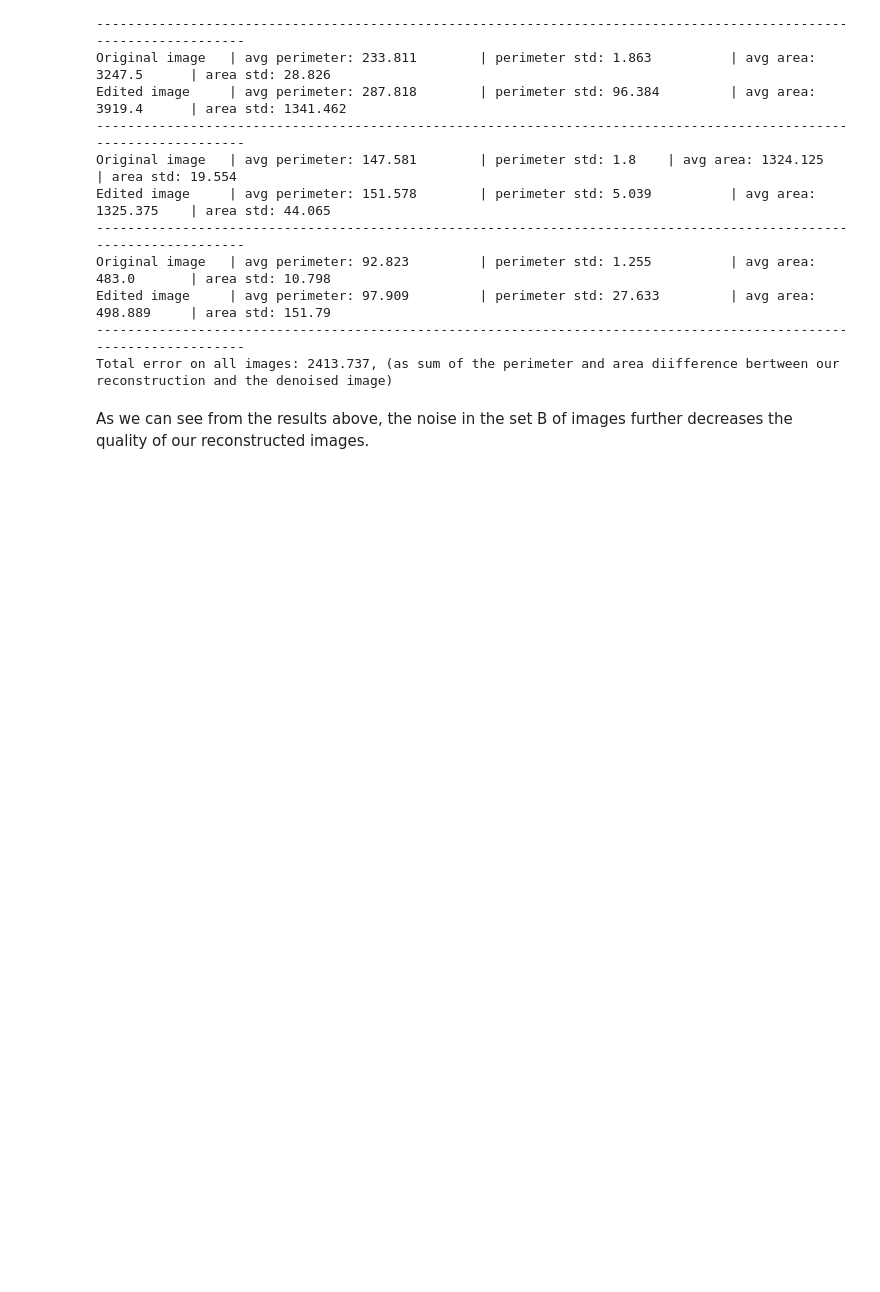
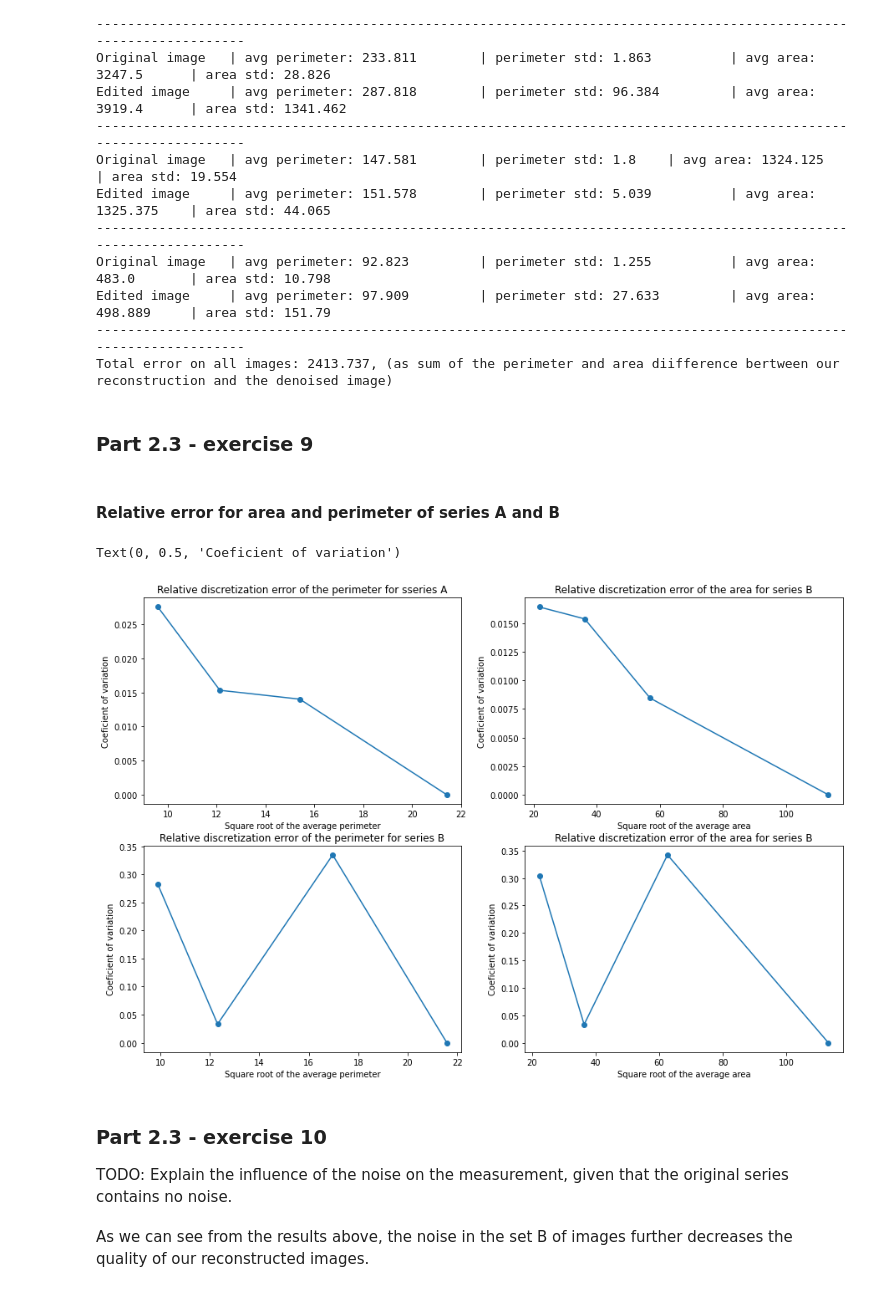
Before and after one commit to eleonoraieronimaki/image_analysis_assignment_2, a Jupyter notebook: assignment2.ipynb, the cells around one changed output. Cells and saved outputs as stored; diff of their text form; code cells hidden in the pictures; blank space fills up the shorter version.

```diff
--- a/assignment2.ipynb
+++ b/assignment2.ipynb
@@ -281,6 +268,7 @@ for rect in rect_a_data:
     rect_a_filter.append(temp_img_a)
     rect_a_stats.append(area_and_perimeters(temp_img_a, thresh))
     dip.Show(temp_img_a)
+rect_a_stats = np.array(rect_a_stats)
 # %% [output]
 [figure]
 [figure]
@@ -338,6 +326,7 @@ for rect in rect_b_data:
     rect_b_filter.append(temp_img_b)
     rect_b_stats.append(area_and_perimeters(temp_img_b, thresh))
     dip.Show(temp_img_b)
+rect_b_stats = np.array(rect_b_stats)
 # %% [output]
 [figure]
 [figure]
@@ -369,5 +358,51 @@ Original image   | avg perimeter: 92.823         | perimeter std: 1.255
 Edited image     | avg perimeter: 97.909         | perimeter std: 27.633         | avg area: 498.889     | area std: 151.79
 -------------------------------------------------------------------------------------------------------------------
 Total error on all images: 2413.737, (as sum of the perimeter and area diifference bertween our reconstruction and the denoised image)
+# %% [markdown]
+<h3>Part 2.3 - exercise 9</h3>
+# %% [markdown]
+<h4>Relative error for area and perimeter of series A and B</h4>
+# %%
+fig, ax = plt.subplots(2,2, figsize=(15,10))
+
+# Plotting discretization error for perimeter series A
+var_coef_a_perim = np.divide(rect_a_stats[:,1], rect_a_stats[:,0])
+ax[0,0].scatter(x=np.sqrt(rect_a_stats[:,0]), y=var_coef_a_perim)
+ax[0,0].plot(np.sqrt(rect_a_stats[:,0]),var_coef_a_perim)
+ax[0,0].set_title("Relative discretization error of the perimeter for sseries A")
+ax[0,0].set_xlabel("Square root of the average perimeter")
+ax[0,0].set_ylabel("Coeficient of variation")
+
+# Plotting discretization error for area, series A
+var_coef_a_area = np.divide(rect_a_stats[:,3], rect_a_stats[:,2])
+ax[0,1].scatter(x=np.sqrt(rect_a_stats[:,2]), y=var_coef_a_area)
+ax[0,1].plot(np.sqrt(rect_a_stats[:,2]),var_coef_a_area)
+ax[0,1].set_title("Relative discretization error of the area for series B")
+ax[0,1].set_xlabel("Square root of the average area")
+ax[0,1].set_ylabel("Coeficient of variation")
+
+
+# Plotting discretization error for perimeter, series B
+var_coef_b_perim = np.divide(rect_b_stats[:,1], rect_b_stats[:,0])
+ax[1,0].scatter(x=np.sqrt(rect_b_stats[:,0]), y=var_coef_b_perim)
+ax[1,0].plot(np.sqrt(rect_b_stats[:,0]),var_coef_b_perim)
+ax[1,0].set_title("Relative discretization error of the perimeter for series B")
+ax[1,0].set_xlabel("Square root of the average perimeter")
+ax[1,0].set_ylabel("Coeficient of variation")
+
+# Plotting discretization error for area, series B
+var_coef_b_area = np.divide(rect_b_stats[:,3], rect_b_stats[:,2])
+ax[1,1].scatter(x=np.sqrt(rect_b_stats[:,2]), y=var_coef_b_area)
+ax[1,1].plot(np.sqrt(rect_b_stats[:,2]),var_coef_b_area)
+ax[1,1].set_title("Relative discretization error of the area for series B")
+ax[1,1].set_xlabel("Square root of the average area")
+ax[1,1].set_ylabel("Coeficient of variation")
+# %% [output]
+Text(0, 0.5, 'Coeficient of variation')
+[figure, added]
+# %% [markdown]
+<h3>Part 2.3 - exercise 10</h3>
+TODO: Explain the influence of the noise on the measurement, given that the original series
+contains no noise.
 # %% [markdown]
 As we can see from the results above, the noise in the set B of images further decreases the quality of our reconstructed images.
```
Also changed, not shown: parts of 18 cells of this notebook.
